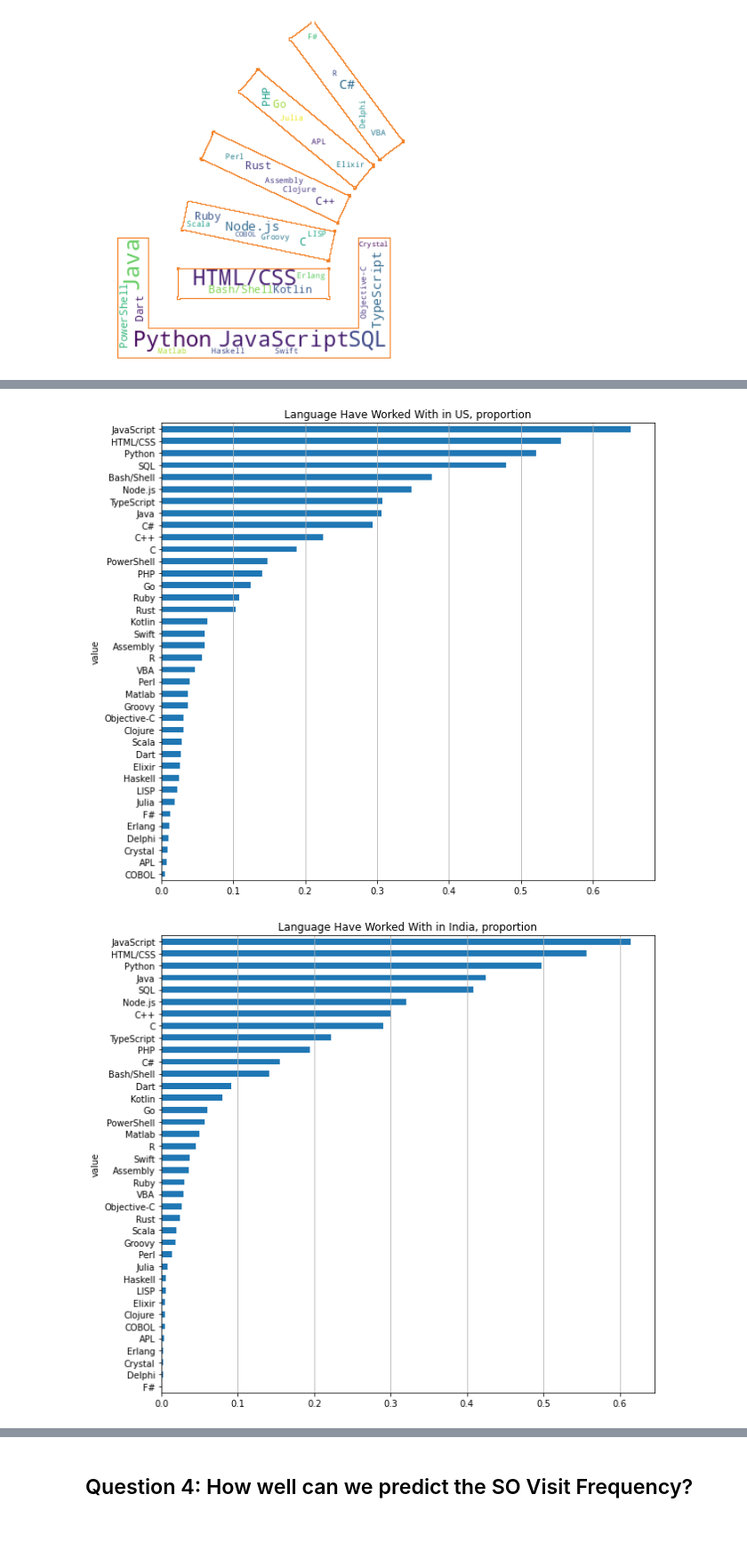
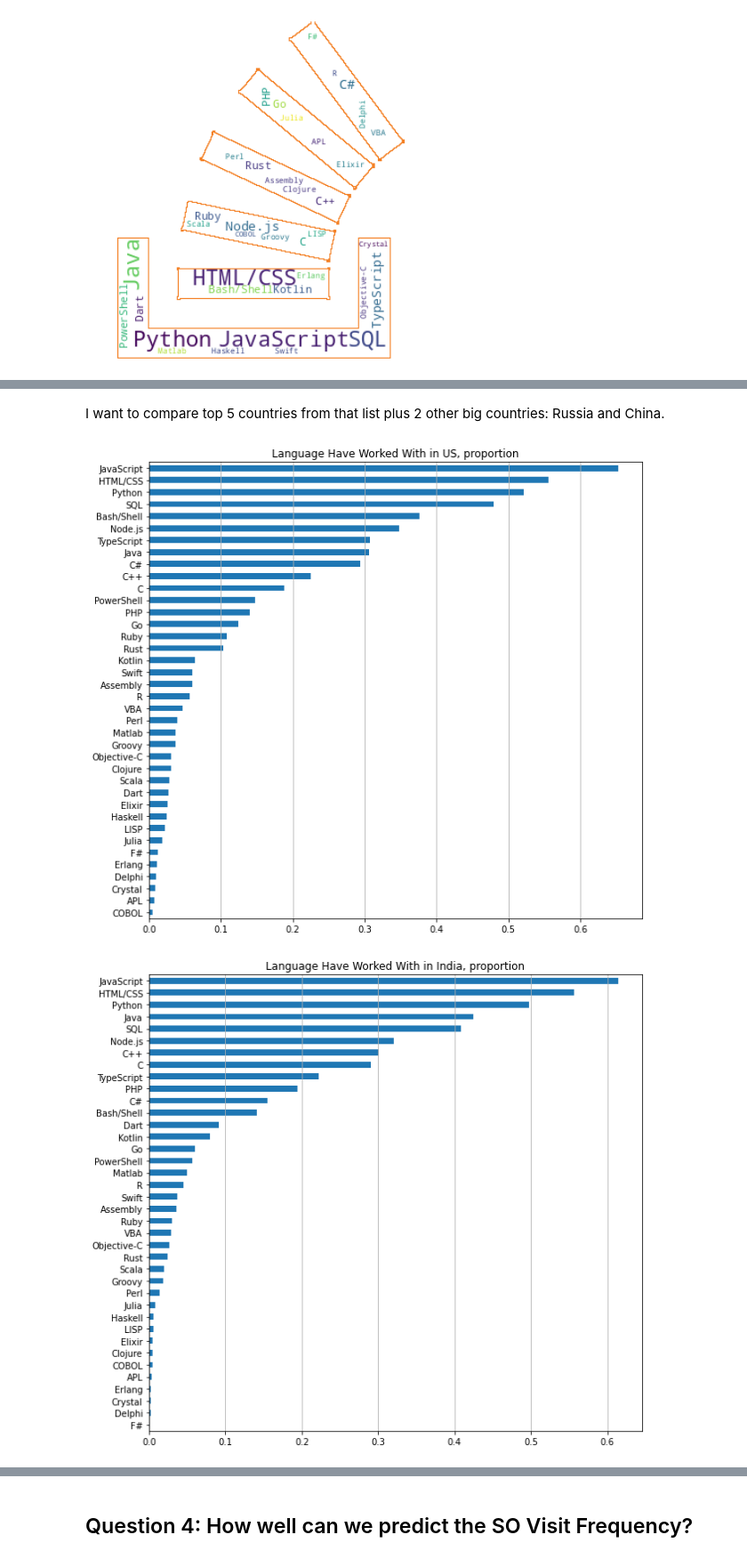
Before and after one commit to natashk/Udacity-DSND-Project1, a Jupyter notebook: so_survey.ipynb, the cells around one changed output, grey strips where cells are left out. Shown at 89% size. Cells and saved outputs as stored; diff of their text form; code cells hidden in the pictures; blank space fills up the shorter version.

```diff
--- a/so_survey.ipynb
+++ b/so_survey.ipynb
@@ -78,7 +84,7 @@ def get_possible_vals(col):
     INPUT
         col - pandas Series, the column with semicolon separated values
     OUTPUT
-        Set of single values
+        Set of single values in the column
     '''
 
     return(set([val.strip() for sublist in col.dropna().str.split(";").tolist() for val in sublist]))
@@ -129,9 +135,8 @@ def clean_and_plot(df, col, col_suffix='', title='', plot=True):
     df_prop = df_counts.sort_values('count'+col_suffix, ascending=True).set_index('value')
     df_prop = df_prop/df[col].shape[0]
     if plot:
-        df_prop.plot(kind='barh',figsize=(10,0.25*len(df_prop)), legend=None).grid(axis='x');
-        plt.title(title);
+        df_prop.plot(kind='barh',figsize=(10,0.25*len(df_prop)), legend=None, ylabel='Y').grid(axis='x');
+        plt.ylabel('')
+        plt.title(title+', proportion')
         plt.show()
     return df_prop
-
-df_lang_worked = clean_and_plot(df_2021, col='LanguageHaveWorkedWith', title='Language Have Worked With, proportion')
@@ -195,4 +206,6 @@ Liechtenstein                                               1
 Name: Country, Length: 181, dtype: int64
+# %% [markdown]
+I want to compare top 5 countries from that list plus 2 other big countries: Russia and China.
 # %%
 df_us = df_2021[df_2021['Country']=='United States of America']
 df_in = df_2021[df_2021['Country']=='India']
@@ -202,13 +215,13 @@ df_ca = df_2021[df_2021['Country']=='Canada']
 df_ru = df_2021[df_2021['Country']=='Russian Federation']
 df_ch = df_2021[df_2021['Country']=='China']
 # %%
-df_lang_worked_us = clean_and_plot(df_us, col='LanguageHaveWorkedWith', col_suffix='_us', title='Language Have Worked With in US, proportion')
-df_lang_worked_in = clean_and_plot(df_in, col='LanguageHaveWorkedWith', col_suffix='_in', title='Language Have Worked With in India, proportion')
-df_lang_worked_ge = clean_and_plot(df_ge, col='LanguageHaveWorkedWith', col_suffix='_ge', title='Language Have Worked With in Germany, proportion')
-df_lang_worked_uk = clean_and_plot(df_uk, col='LanguageHaveWorkedWith', col_suffix='_uk', title='Language Have Worked With in UK, proportion')
-df_lang_worked_ca = clean_and_plot(df_ca, col='LanguageHaveWorkedWith', col_suffix='_ca', title='Language Have Worked With in Canada, proportion')
-df_lang_worked_ru = clean_and_plot(df_ru, col='LanguageHaveWorkedWith', col_suffix='_ru', title='Language Have Worked With in Russia, proportion')
-df_lang_worked_ch = clean_and_plot(df_ch, col='LanguageHaveWorkedWith', col_suffix='_ch', title='Language Have Worked With in China, proportion')
+df_lang_worked_us = clean_and_plot(df_us, col='LanguageHaveWorkedWith', col_suffix='_us', title='Language Have Worked With in US')
+df_lang_worked_in = clean_and_plot(df_in, col='LanguageHaveWorkedWith', col_suffix='_in', title='Language Have Worked With in India')
+df_lang_worked_ge = clean_and_plot(df_ge, col='LanguageHaveWorkedWith', col_suffix='_ge', title='Language Have Worked With in Germany')
+df_lang_worked_uk = clean_and_plot(df_uk, col='LanguageHaveWorkedWith', col_suffix='_uk', title='Language Have Worked With in UK')
+df_lang_worked_ca = clean_and_plot(df_ca, col='LanguageHaveWorkedWith', col_suffix='_ca', title='Language Have Worked With in Canada')
+df_lang_worked_ru = clean_and_plot(df_ru, col='LanguageHaveWorkedWith', col_suffix='_ru', title='Language Have Worked With in Russia')
+df_lang_worked_ch = clean_and_plot(df_ch, col='LanguageHaveWorkedWith', col_suffix='_ch', title='Language Have Worked With in China')
 # %% [output]
-[figure, old version]
+[figure, new version]
-[figure, old version]
+[figure, new version]
```
Also changed, not shown: parts of 41 cells of this notebook, 1 other file.
